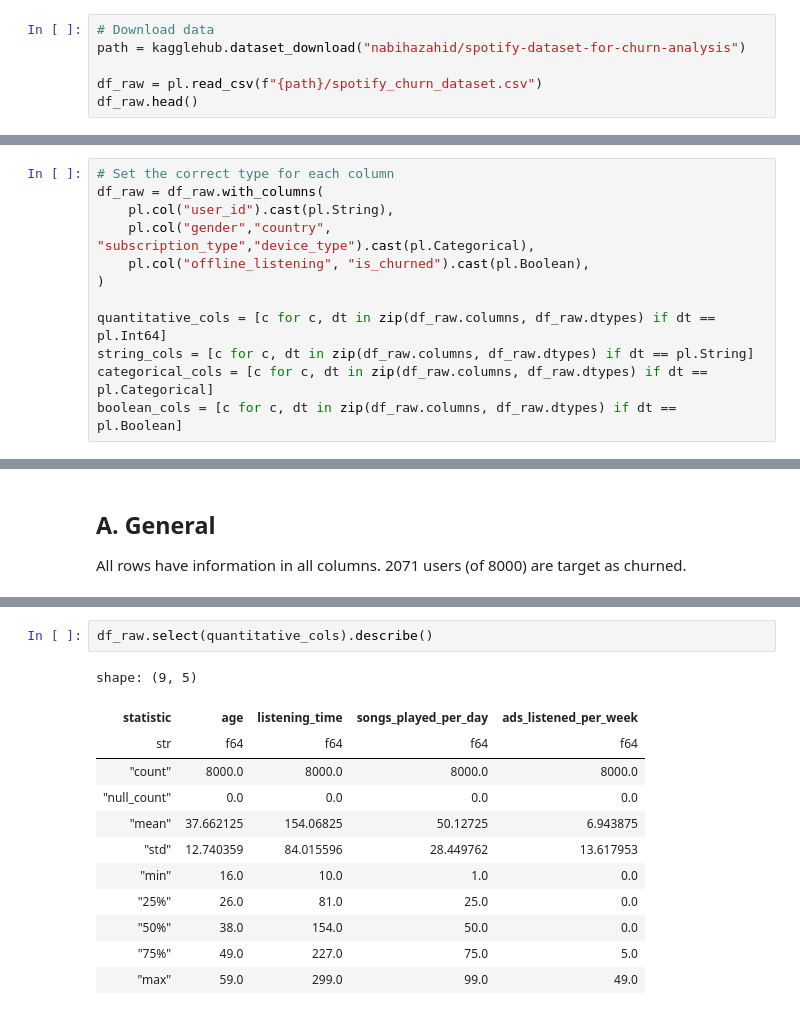
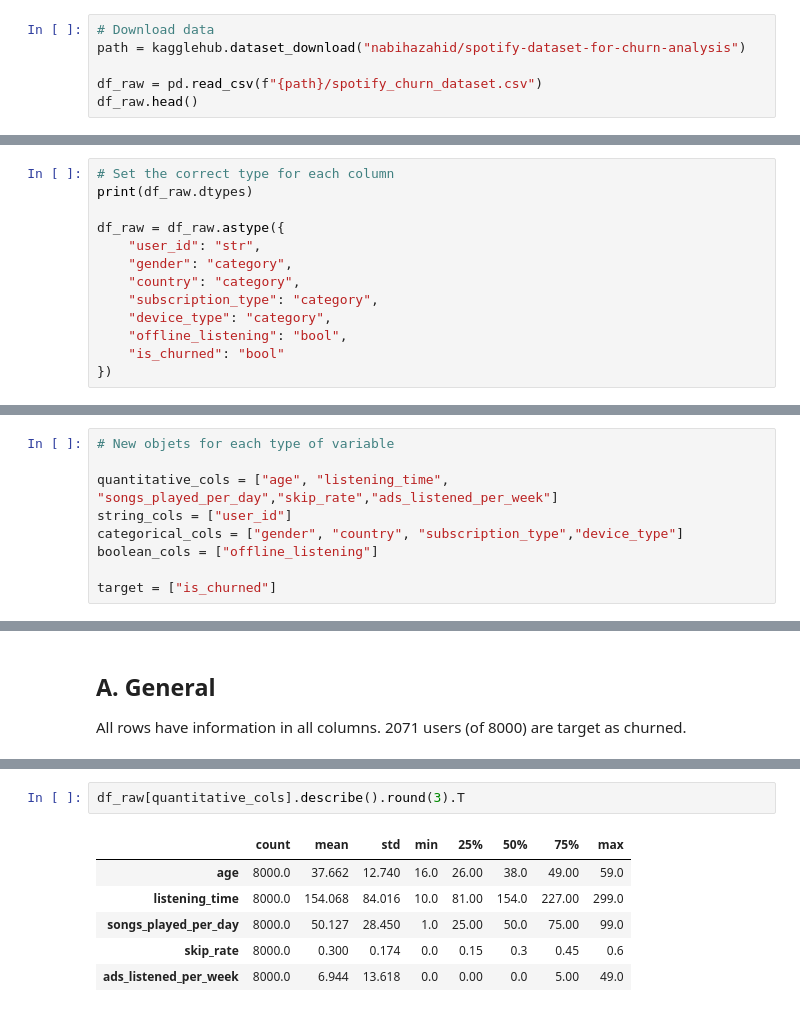
Before and after one commit to Laura-Alonso/Spotify-Analysis-Dataset-2025, a Jupyter notebook: src/main.ipynb, the cells around one changed output, grey strips where cells are left out. Drawn from its saved outputs; the diff is of its cells as text.

```diff
--- a/src/main.ipynb
+++ b/src/main.ipynb
@@ -14,6 +28,6 @@ import polars as pl
 # Download data
 path = kagglehub.dataset_download("nabihazahid/spotify-dataset-for-churn-analysis")
 
-df_raw = pl.read_csv(f"{path}/spotify_churn_dataset.csv")
+df_raw = pd.read_csv(f"{path}/spotify_churn_dataset.csv")
 df_raw.head()
 # %% [output]
@@ -28,12 +42,13 @@ shape: (5, 12)
 # %%
 # Set the correct type for each column
-df_raw = df_raw.with_columns(
-    pl.col("user_id").cast(pl.String),
-    pl.col("gender","country", "subscription_type","device_type").cast(pl.Categorical),
-    pl.col("offline_listening", "is_churned").cast(pl.Boolean),
-)
+print(df_raw.dtypes)
 
-quantitative_cols = [c for c, dt in zip(df_raw.columns, df_raw.dtypes) if dt == pl.Int64]
-string_cols = [c for c, dt in zip(df_raw.columns, df_raw.dtypes) if dt == pl.String]
-categorical_cols = [c for c, dt in zip(df_raw.columns, df_raw.dtypes) if dt == pl.Categorical]
-boolean_cols = [c for c, dt in zip(df_raw.columns, df_raw.dtypes) if dt == pl.Boolean]
+df_raw = df_raw.astype({
+    "user_id": "str",
+    "gender": "category",
+    "country": "category",
+    "subscription_type": "category",
+    "device_type": "category",
+    "offline_listening": "bool",
+    "is_churned": "bool"
+})
@@ -40,3 +69,12 @@ boolean_cols = [c for c, dt in zip(df_raw.columns, df_raw.dtypes) if dt == pl.Bo
+# %%
+# New objets for each type of variable
+
+quantitative_cols = ["age", "listening_time", "songs_played_per_day","skip_rate","ads_listened_per_week"]
+string_cols = ["user_id"]
+categorical_cols = ["gender", "country", "subscription_type","device_type"]
+boolean_cols = ["offline_listening"]
+
+target = ["is_churned"]
 # %% [markdown]
 # 3. **Exploratory Data Analysis (EDA)**
 # %% [markdown]
@@ -65,15 +127,9 @@ shape: (2, 2)
 # %%
-df_raw.select(quantitative_cols).describe()
+df_raw[quantitative_cols].describe().round(3).T
 # %% [output]
-shape: (9, 5)
-| statistic | age | listening_time | songs_played_per_day | ads_listened_per_week |
-| str | f64 | f64 | f64 | f64 |
-| "count" | 8000.0 | 8000.0 | 8000.0 | 8000.0 |
-| "null_count" | 0.0 | 0.0 | 0.0 | 0.0 |
-| "mean" | 37.662125 | 154.06825 | 50.12725 | 6.943875 |
-| "std" | 12.740359 | 84.015596 | 28.449762 | 13.617953 |
-| "min" | 16.0 | 10.0 | 1.0 | 0.0 |
-| "25%" | 26.0 | 81.0 | 25.0 | 0.0 |
-| "50%" | 38.0 | 154.0 | 50.0 | 0.0 |
-| "75%" | 49.0 | 227.0 | 75.0 | 5.0 |
-| "max" | 59.0 | 299.0 | 99.0 | 49.0 |
+|  | count | mean | std | min | 25% | 50% | 75% | max |
+| age | 8000.0 | 37.662 | 12.740 | 16.0 | 26.00 | 38.0 | 49.00 | 59.0 |
+| listening_time | 8000.0 | 154.068 | 84.016 | 10.0 | 81.00 | 154.0 | 227.00 | 299.0 |
+| songs_played_per_day | 8000.0 | 50.127 | 28.450 | 1.0 | 25.00 | 50.0 | 75.00 | 99.0 |
+| skip_rate | 8000.0 | 0.300 | 0.174 | 0.0 | 0.15 | 0.3 | 0.45 | 0.6 |
+| ads_listened_per_week | 8000.0 | 6.944 | 13.618 | 0.0 | 0.00 | 0.0 | 5.00 | 49.0 |
```
Also changed, not shown: parts of 46 cells of this notebook.
